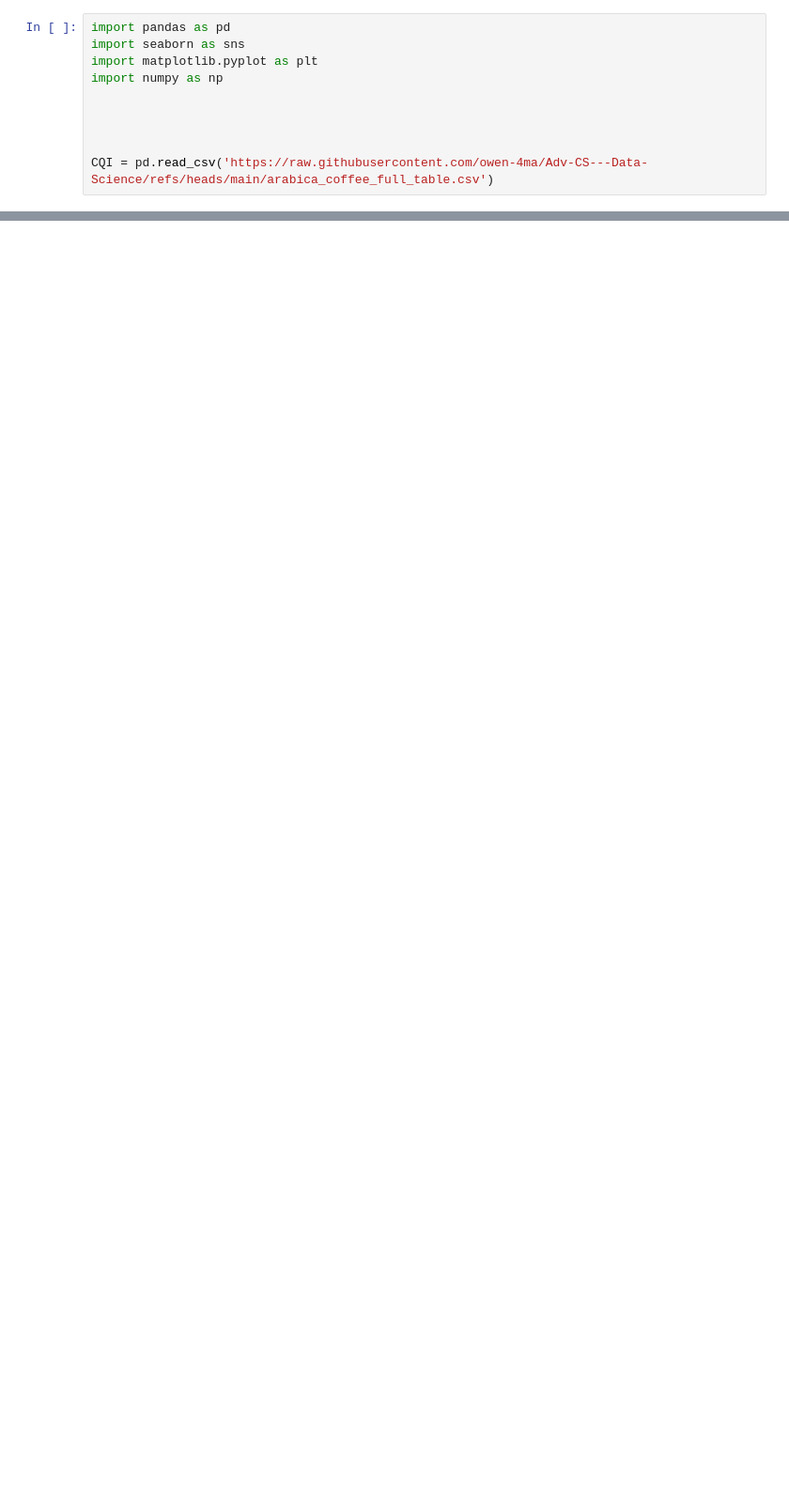
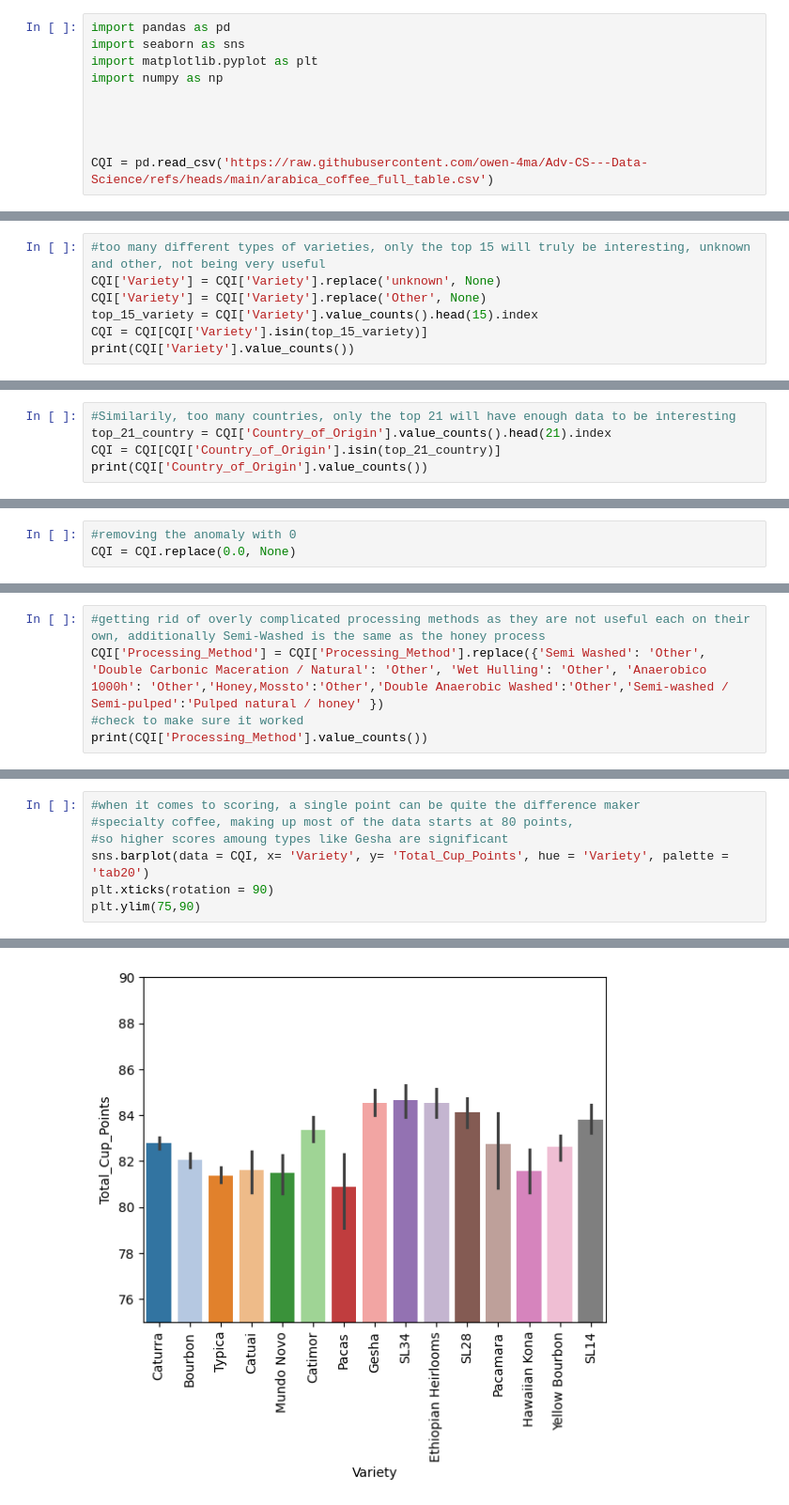
Before and after one commit to owen-4ma/Adv-CS---Data-Science, a Jupyter notebook: Milestone_3_Coffee_Quality_Analysis.ipynb, the cells around one changed output, grey strips where cells are left out. Shown at 94% size. Saved outputs shown, nothing was run; the diff lists cells and outputs as text; blank space fills up the shorter version.

```diff
--- a/Milestone_3_Coffee_Quality_Analysis.ipynb
+++ b/Milestone_3_Coffee_Quality_Analysis.ipynb
@@ -72,0 +214,7 @@ print(CQI['Body'].value_counts())
+# %%
+#too many different types of varieties, only the top 15 will truly be interesting, unknown and other, not being very useful
+CQI['Variety'] = CQI['Variety'].replace('unknown', None)
+CQI['Variety'] = CQI['Variety'].replace('Other', None)
+top_15_variety = CQI['Variety'].value_counts().head(15).index
+CQI = CQI[CQI['Variety'].isin(top_15_variety)]
+print(CQI['Variety'].value_counts())
@@ -72,0 +259,5 @@ print(CQI['Body'].value_counts())
+# %%
+#Similarily, too many countries, only the top 21 will have enough data to be interesting
+top_21_country = CQI['Country_of_Origin'].value_counts().head(21).index
+CQI = CQI[CQI['Country_of_Origin'].isin(top_21_country)]
+print(CQI['Country_of_Origin'].value_counts())
@@ -78,0 +325,3 @@ print(CQI['Overall'].value_counts())
+# %%
+#removing the anomaly with 0
+CQI = CQI.replace(0.0, None)
@@ -78,0 +350,5 @@ print(CQI['Overall'].value_counts())
+# %%
+#getting rid of overly complicated processing methods as they are not useful each on their own, additionally Semi-Washed is the same as the honey process
+CQI['Processing_Method'] = CQI['Processing_Method'].replace({'Semi Washed': 'Other', 'Double Carbonic Maceration / Natural': 'Other', 'Wet Hulling': 'Other', 'Anaerobico 1000h': 'Other','Honey,Mossto':'Other','Double Anaerobic Washed':'Other','Semi-washed / Semi-pulped':'Pulped natural / honey' })
+#check to make sure it worked
+print(CQI['Processing_Method'].value_counts())
@@ -78,0 +392,8 @@ print(CQI['Overall'].value_counts())
+# %%
+#when it comes to scoring, a single point can be quite the difference maker
+#specialty coffee, making up most of the data starts at 80 points,
+#so higher scores amoung types like Gesha are significant
+sns.barplot(data = CQI, x= 'Variety', y= 'Total_Cup_Points', hue = 'Variety', palette = 'tab20')
+plt.xticks(rotation = 90)
+plt.ylim(75,90)
+# %% [output]
@@ -78,0 +401 @@ print(CQI['Overall'].value_counts())
+[figure, added]
```
Also changed, not shown: parts of 60 cells of this notebook.
